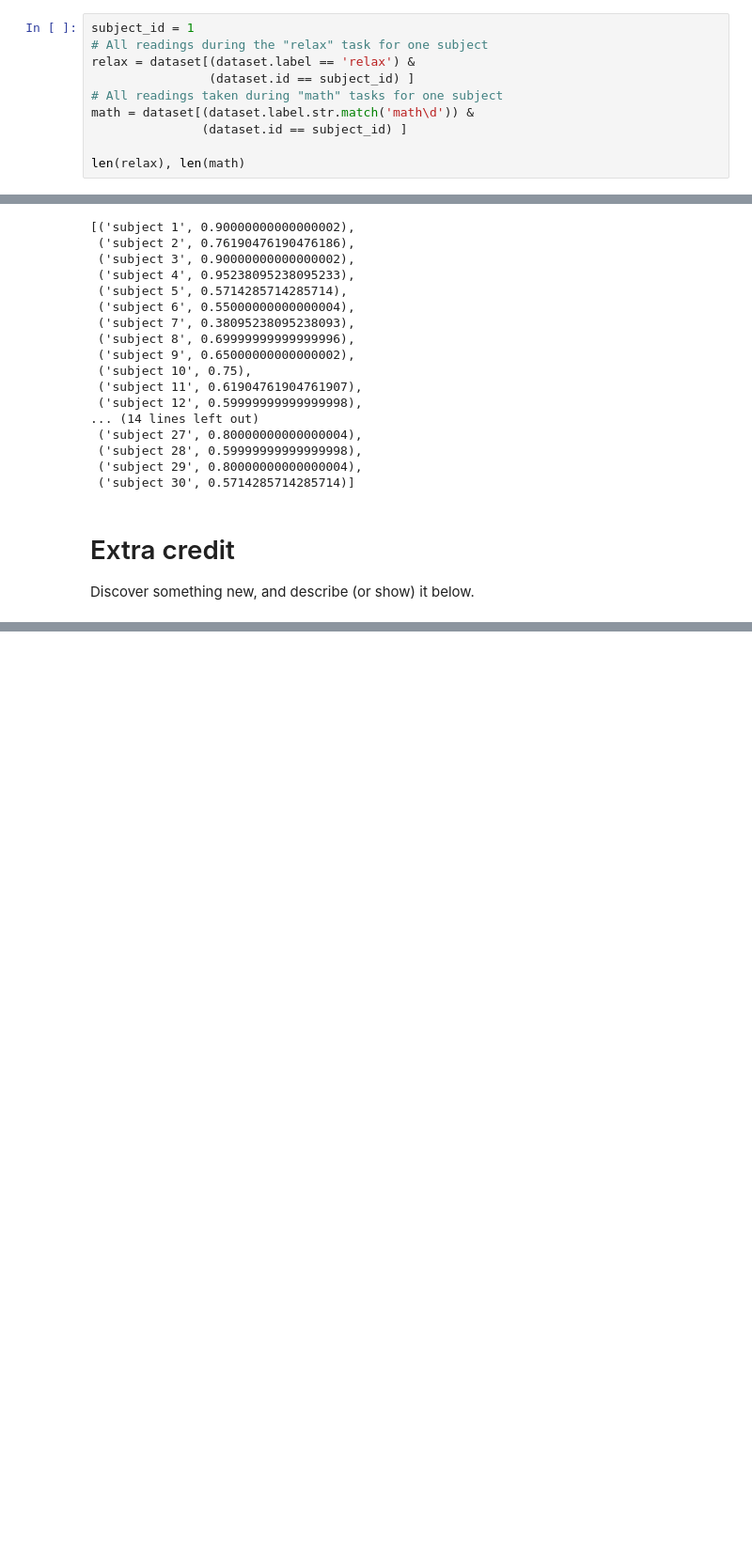
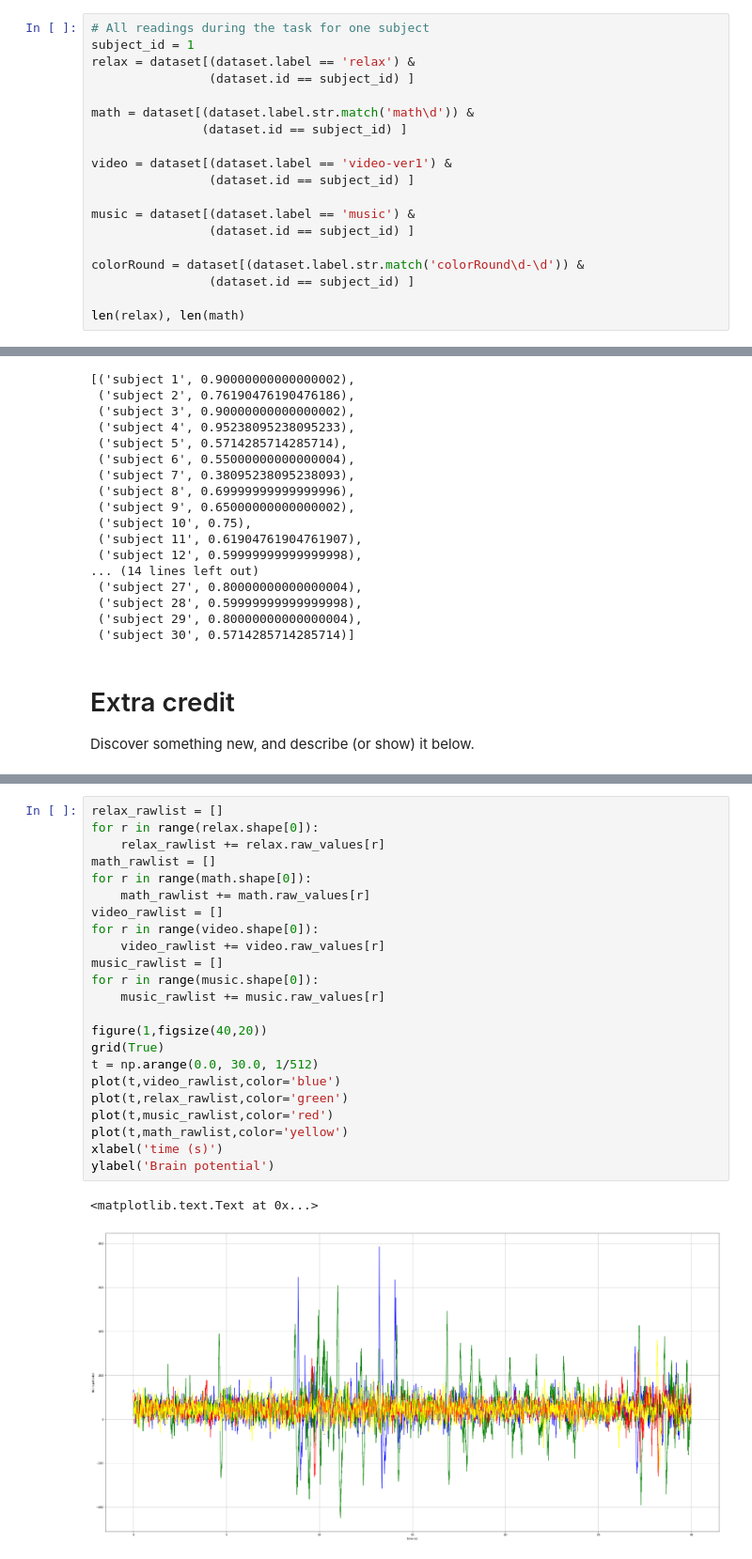
Before and after one commit to kaushiki-priyam/290T-mrt-lab1, a Jupyter notebook: lab-1.ipynb, the cells around one changed output, grey strips where cells are left out. Shown at 94% size. Drawn from its saved outputs; the diff is of its cells as text; blank space fills up the shorter version.

Commit message:
Added ERP graphs for 4 tasks.

```diff
--- a/lab-1.ipynb
+++ b/lab-1.ipynb
@@ -156,14 +156,23 @@ Our **features** here are pretty clear: electromagnetic signals, our power spect
 
 Our **labels** can really be anything, but for now, let's pick stuff that's easy from the existing dataset: People who are doing math, and people who are doing nothing.
 # %%
+# All readings during the task for one subject
 subject_id = 1
-# All readings during the "relax" task for one subject
 relax = dataset[(dataset.label == 'relax') &
                 (dataset.id == subject_id) ]
-# All readings taken during "math" tasks for one subject
+
 math = dataset[(dataset.label.str.match('math\d')) &
                (dataset.id == subject_id) ]
 
+video = dataset[(dataset.label == 'video-ver1') &
+                (dataset.id == subject_id) ]
+
+music = dataset[(dataset.label == 'music') &
+                (dataset.id == subject_id) ]
+
+colorRound = dataset[(dataset.label.str.match('colorRound\d-\d')) &
+                (dataset.id == subject_id) ]
+
 len(relax), len(math)
 # %% [output]
 (30, 30)
@@ -439,0 +444,26 @@ Discover something new, and describe (or show) it below.
+# %%
+relax_rawlist = []
+for r in range(relax.shape[0]):
+    relax_rawlist += relax.raw_values[r]
+math_rawlist = []
+for r in range(math.shape[0]):
+    math_rawlist += math.raw_values[r]
+video_rawlist = []
+for r in range(video.shape[0]):
+    video_rawlist += video.raw_values[r]
+music_rawlist = []
+for r in range(music.shape[0]):
+    music_rawlist += music.raw_values[r]
+
+figure(1,figsize(40,20))
+grid(True)
+t = np.arange(0.0, 30.0, 1/512)
+plot(t,video_rawlist,color='blue')
+plot(t,relax_rawlist,color='green')
+plot(t,music_rawlist,color='red')
+plot(t,math_rawlist,color='yellow')
+xlabel('time (s)')
+ylabel('Brain potential')
+# %% [output]
+<matplotlib.text.Text at 0x...>
+[figure, added]
```
Also changed, not shown: parts of 10 cells of this notebook.
